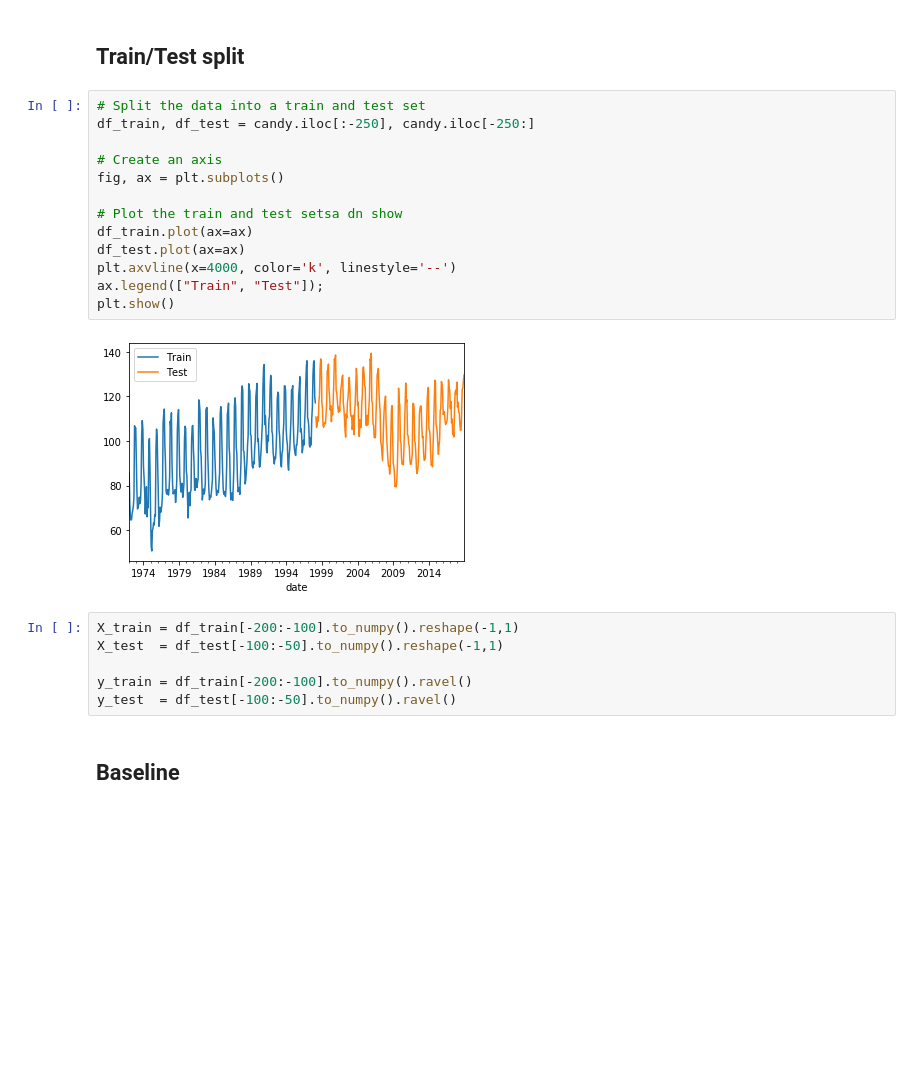
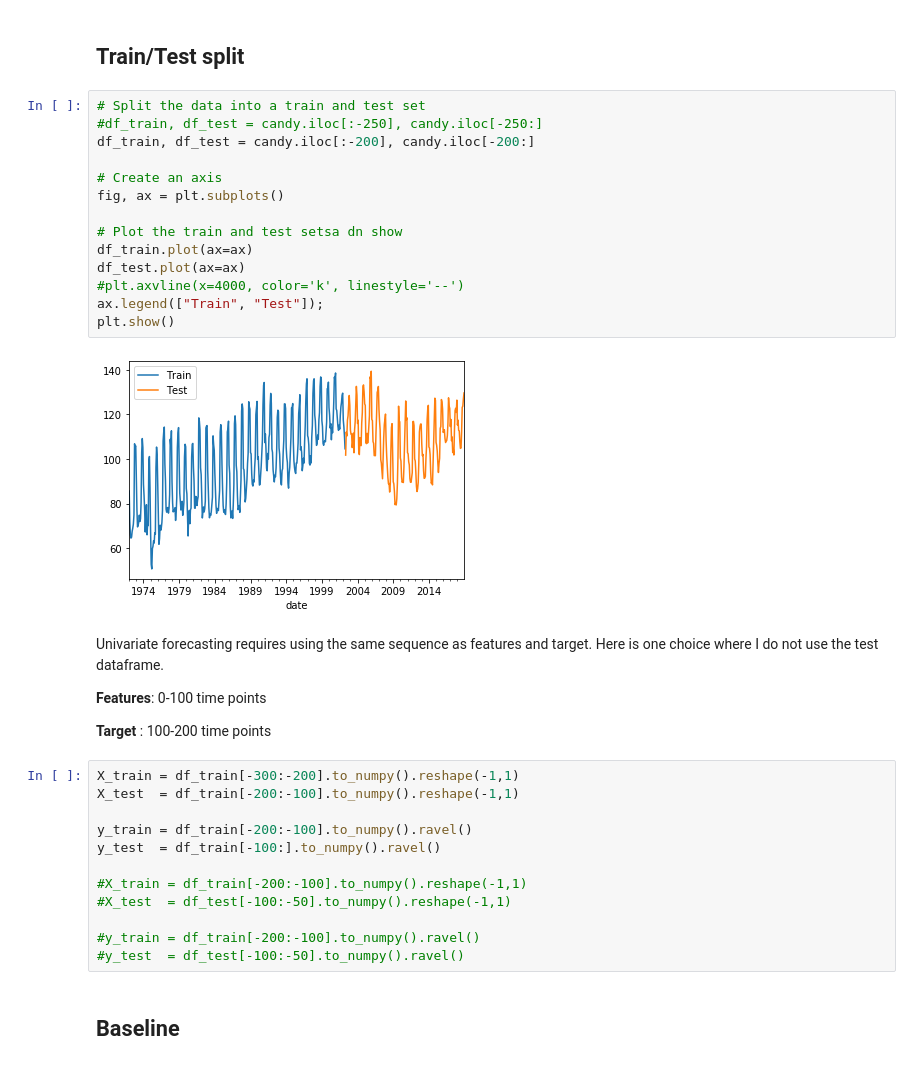
Before and after one commit to fnauman/timeseries, a Jupyter notebook: lasso_rf_gridsearch_pipeline_candy.ipynb, the cells around one changed output. Saved outputs shown, nothing was run; the diff lists cells and outputs as text; blank space fills up the shorter version.

```diff
--- a/lasso_rf_gridsearch_pipeline_candy.ipynb
+++ b/lasso_rf_gridsearch_pipeline_candy.ipynb
@@ -52,25 +52,38 @@ candy.shape
 ## Train/Test split
 # %%
 # Split the data into a train and test set
-df_train, df_test = candy.iloc[:-250], candy.iloc[-250:]
+#df_train, df_test = candy.iloc[:-250], candy.iloc[-250:]
+df_train, df_test = candy.iloc[:-200], candy.iloc[-200:]
 
 # Create an axis
 fig, ax = plt.subplots()
 
 # Plot the train and test setsa dn show
 df_train.plot(ax=ax)
 df_test.plot(ax=ax)
-plt.axvline(x=4000, color='k', linestyle='--')
+#plt.axvline(x=4000, color='k', linestyle='--')
 ax.legend(["Train", "Test"]);
 plt.show()
 # %% [output]
-[figure, old version]
+[figure, new version]
+# %% [markdown]
+Univariate forecasting requires using the same sequence as features and target. Here is one choice where I do not use the test dataframe.
+
+**Features**: 0-100 time points
+
+**Target**  : 100-200 time points
 # %%
-X_train = df_train[-200:-100].to_numpy().reshape(-1,1)
-X_test  = df_test[-100:-50].to_numpy().reshape(-1,1)
+X_train = df_train[-300:-200].to_numpy().reshape(-1,1)
+X_test  = df_train[-200:-100].to_numpy().reshape(-1,1)
 
 y_train = df_train[-200:-100].to_numpy().ravel()
-y_test  = df_test[-100:-50].to_numpy().ravel()
+y_test  = df_train[-100:].to_numpy().ravel()
+
+#X_train = df_train[-200:-100].to_numpy().reshape(-1,1)
+#X_test  = df_test[-100:-50].to_numpy().reshape(-1,1)
+
+#y_train = df_train[-200:-100].to_numpy().ravel()
+#y_test  = df_test[-100:-50].to_numpy().ravel()
 # %% [markdown]
 ## Baseline
 # %% [markdown]
```
Also changed, not shown: parts of 12 cells of this notebook.
